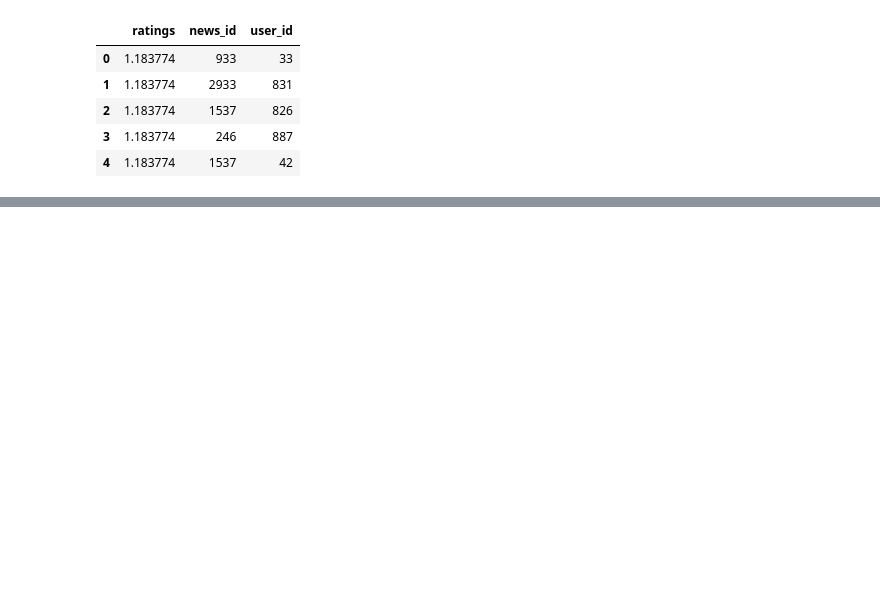
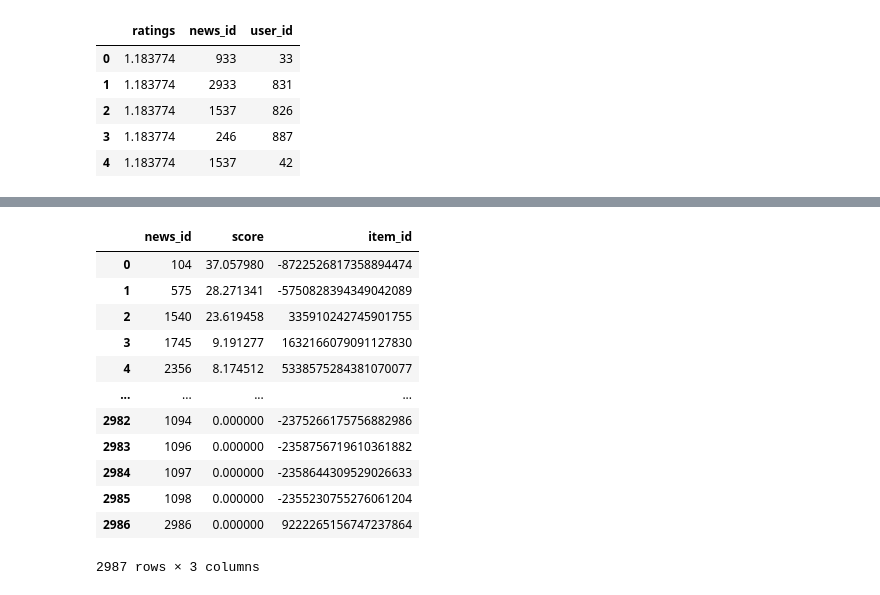
Before and after one commit to neel-machine/News-recommendation-system, a Jupyter notebook: news_recommendation.ipynb, the cells around one changed output, grey strips where cells are left out. Saved outputs shown, nothing was run; the diff lists cells and outputs as text; code cells hidden in the pictures; blank space fills up the shorter version.

```diff
--- a/news_recommendation.ipynb
+++ b/news_recommendation.ipynb
@@ -268,0 +388,2 @@ ratings.user_id.nunique()
+# %%
+reco_17.columns = ['news_id','score']
@@ -268,0 +408,2 @@ ratings.user_id.nunique()
+# %%
+item_map = con_data_mod[['news_id','item_id']]
@@ -268,0 +414,2 @@ ratings.user_id.nunique()
+# %%
+item_mapping = item_map.drop_duplicates()
@@ -268,0 +425,18 @@ ratings.user_id.nunique()
+# %%
+reco_merge_17  = pd.merge(reco_17,item_mapping,how='left',on='news_id')
+# %%
+reco_merge_17
+# %% [output]
+|  | news_id | score | item_id |
+| 0 | 104 | 37.057980 | -8722526817358894474 |
+| 1 | 575 | 28.271341 | -5750828394349042089 |
+| 2 | 1540 | 23.619458 | 335910242745901755 |
+| 3 | 1745 | 9.191277 | 1632166079091127830 |
+| 4 | 2356 | 8.174512 | 5338575284381070077 |
+| ... | ... | ... | ... |
+| 2982 | 1094 | 0.000000 | -2375266175756882986 |
+| 2983 | 1096 | 0.000000 | -2358756719610361882 |
+| 2984 | 1097 | 0.000000 | -2358644309529026633 |
+| 2985 | 1098 | 0.000000 | -2355230755276061204 |
+| 2986 | 2986 | 0.000000 | 9222265156747237864 |
+2987 rows × 3 columns
```
Also changed, not shown: parts of 42 cells of this notebook.
